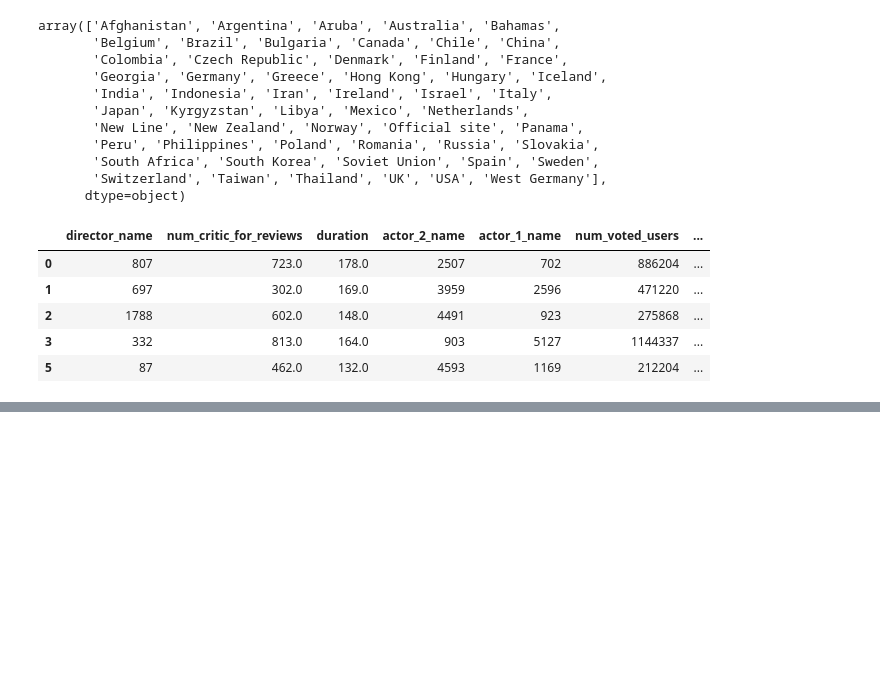
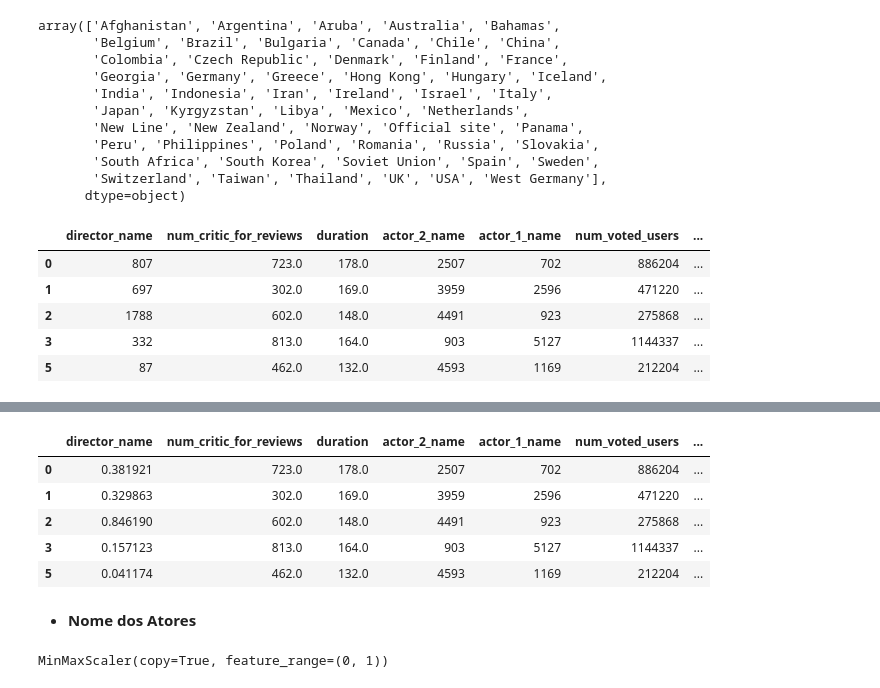
Before and after one commit to Machine-Learning-FGA/imdb_movie_dataset, a Jupyter notebook: pre_processing.ipynb, the cells around one changed output, grey strips where cells are left out. Saved outputs shown, nothing was run; the diff lists cells and outputs as text; code cells hidden in the pictures; blank space fills up the shorter version.

```diff
--- a/pre_processing.ipynb
+++ b/pre_processing.ipynb
@@ -421,0 +420,3 @@ df7.head()
+# %%
+df_test = df7.drop(['plot_keywords'], axis=1)
+df_test.head()
@@ -431,0 +444,3 @@ df7.head()
+# %%
+scaler_director = MinMaxScaler()
+scaler_director.fit(np.matrix([df_test['director_name']]).T)
@@ -431,0 +460,17 @@ df7.head()
+# %%
+df_test['director_name'] = normalized_director
+df_test.head()
+# %% [output]
+|  | director_name | num_critic_for_reviews | duration | actor_2_name | actor_1_name | num_voted_users | ... |
+| 0 | 0.381921 | 723.0 | 178.0 | 2507 | 702 | 886204 | ... |
+| 1 | 0.329863 | 302.0 | 169.0 | 3959 | 2596 | 471220 | ... |
+| 2 | 0.846190 | 602.0 | 148.0 | 4491 | 923 | 275868 | ... |
+| 3 | 0.157123 | 813.0 | 164.0 | 903 | 5127 | 1144337 | ... |
+| 5 | 0.041174 | 462.0 | 132.0 | 4593 | 1169 | 212204 | ... |
+# %% [markdown]
+- **Nome dos Atores**
+# %%
+scaler_actor = MinMaxScaler()
+scaler_actor.fit(dt_test.filter(['actor_1_name','actor_2_name', 'actor_3_name'], axis=1))
+# %% [output]
+MinMaxScaler(copy=True, feature_range=(0, 1))
```
Also changed, not shown: parts of 25 cells of this notebook.
